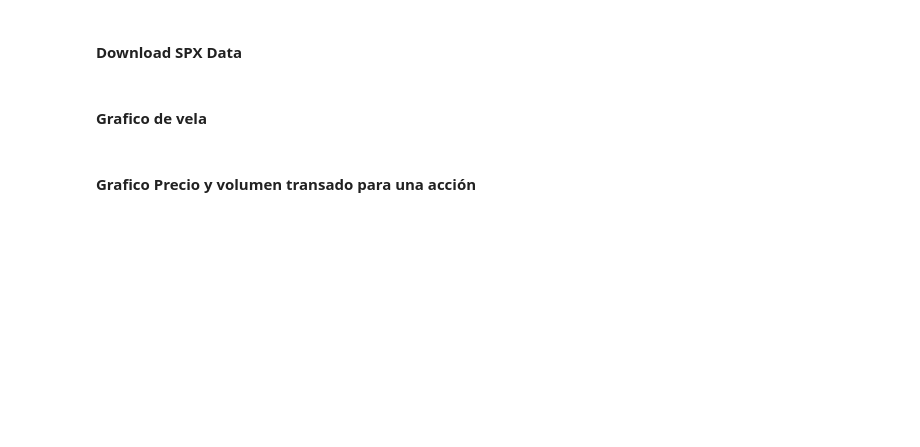
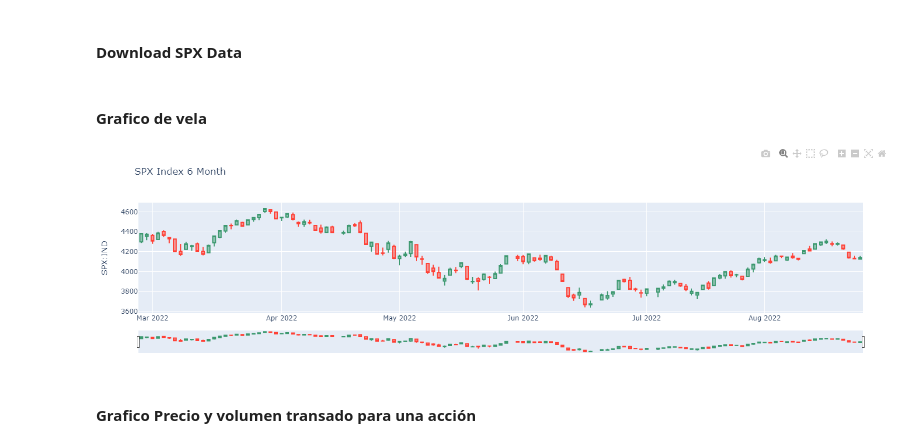
Before and after one commit to crcordova/API-Bloomberg, a Jupyter notebook: bloomberg_scraper.ipynb, the cells around one changed output. Cells and saved outputs as stored; diff of their text form; code cells hidden in the pictures; blank space fills up the shorter version.

Commit message:
show graphics

```diff
--- a/bloomberg_scraper.ipynb
+++ b/bloomberg_scraper.ipynb
@@ -26,6 +27,10 @@ fig.update_xaxes(
         ]
 )
 fig.show()
+# %%
+display(Image(filename='img/candlestick.PNG', embed=True))
+# %% [output]
+[figure, added]
 # %% [markdown]
 #### Grafico Precio y volumen transado para una acción
 # %%
```
Also changed, not shown: parts of 2 cells of this notebook, 2 other files.
